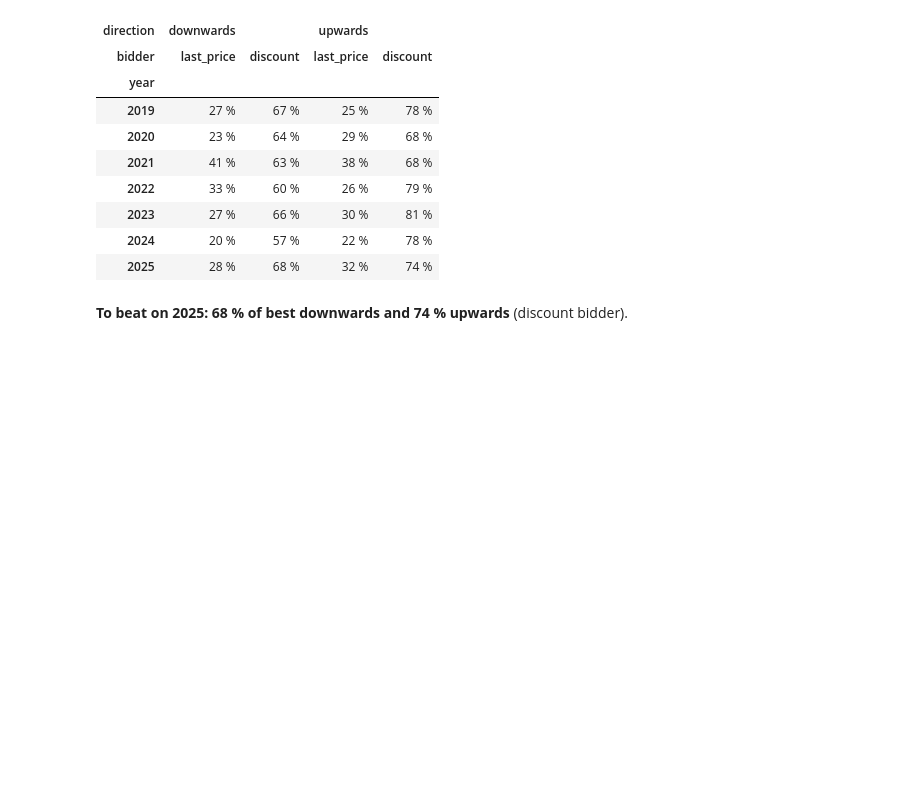
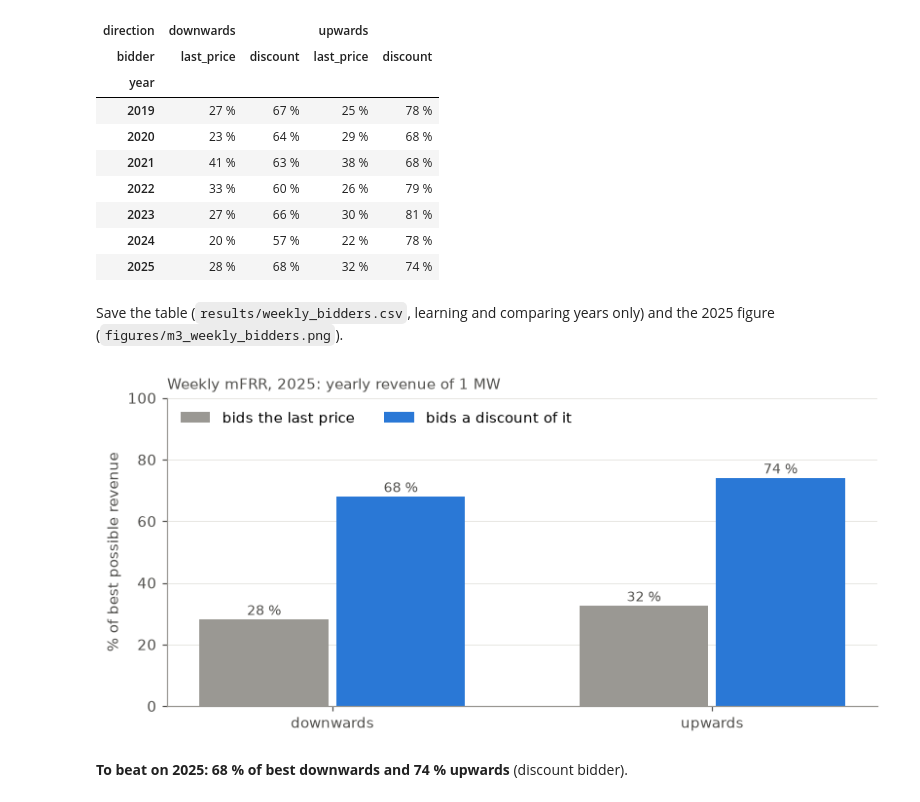
Before and after one commit to carolinaaraujo23/Swissgrid-reserve-price-forecast, a Jupyter notebook: notebooks/m3_bidding_agent.ipynb, the cells around one changed output. Saved outputs shown, nothing was run; the diff lists cells and outputs as text; code cells hidden in the pictures; blank space fills up the shorter version.

Commit message:
docs: add weekly bidder results

```diff
--- a/notebooks/m3_bidding_agent.ipynb
+++ b/notebooks/m3_bidding_agent.ipynb
@@ -214,6 +214,32 @@ t.map("{:.0f} %".format)
 | 2023 | 27 % | 66 % | 30 % | 81 % |
 | 2024 | 20 % | 57 % | 22 % | 78 % |
 | 2025 | 28 % | 68 % | 32 % | 74 % |
+# %% [markdown]
+Save the table (`results/weekly_bidders.csv`, learning and comparing years only) and the 2025 figure (`figures/m3_weekly_bidders.png`).
+# %%
+BIDDERS = {"last_price": LastPriceBidder(), "discount": discount}
+table = pd.concat([summarise(score_bids(weekly, b.bid(weekly))).assign(bidder=name) for name, b in BIDDERS.items()])
+table["role"] = table["year"].map(role)
+assert (table["year"] < FINAL_YEAR).all()          # the final year must never be in this file
+table = table[["year", "role", "direction", "bidder", "auctions", "wins", "win_rate", "revenue", "best_possible", "pct_of_best"]]
+table = table.sort_values(["year", "direction", "bidder"]).round({"win_rate": 4, "revenue": 2, "best_possible": 2, "pct_of_best": 2})
+table.to_csv(ROOT / "results" / "weekly_bidders.csv", index=False)
+
+chosen = table[table["year"] == CHOOSE_YEAR].pivot(index="direction", columns="bidder", values="pct_of_best")
+STYLE = {"last_price": ("bids the last price", GREY), "discount": ("bids a discount of it", C1)}
+fig, ax = plt.subplots(figsize=(7.5, 3.6))
+for k, (name, (label, color)) in enumerate(STYLE.items()):
+    x = np.arange(len(chosen)) + (k - (len(STYLE) - 1) / 2) * 0.36
+    ax.bar(x, chosen[name], width=0.34, color=color, label=label, zorder=2)
+    for xi, v in zip(x, chosen[name]):
+        ax.text(xi, v + 1.5, f"{v:.0f} %", ha="center", fontsize=9, color=INK)
+ax.set_xticks(range(len(chosen)), chosen.index); ax.grid(axis="x", visible=False)
+ax.set_ylim(0, 100); ax.set_ylabel("% of best possible revenue")
+ax.set_title(f"Weekly mFRR, {CHOOSE_YEAR}: yearly revenue of 1 MW", loc="left", fontsize=10, color=INK)
+ax.legend(loc="upper left", ncol=2); fig.tight_layout()
+fig.savefig(ROOT / "figures" / "m3_weekly_bidders.png", bbox_inches="tight")
+# %% [output]
+[figure, added]
 # %% [markdown]
 **To beat on 2025: 68 % of best downwards and 74 % upwards** (discount bidder).
 # %% [markdown]
```
Also changed, not shown: 2 other files.
